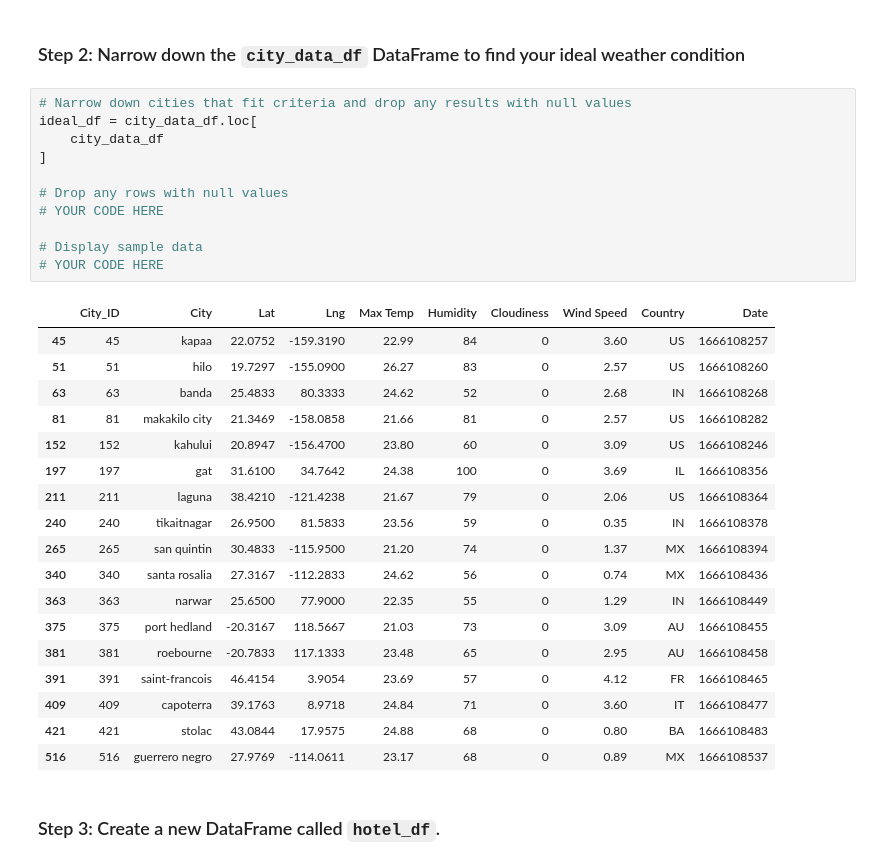
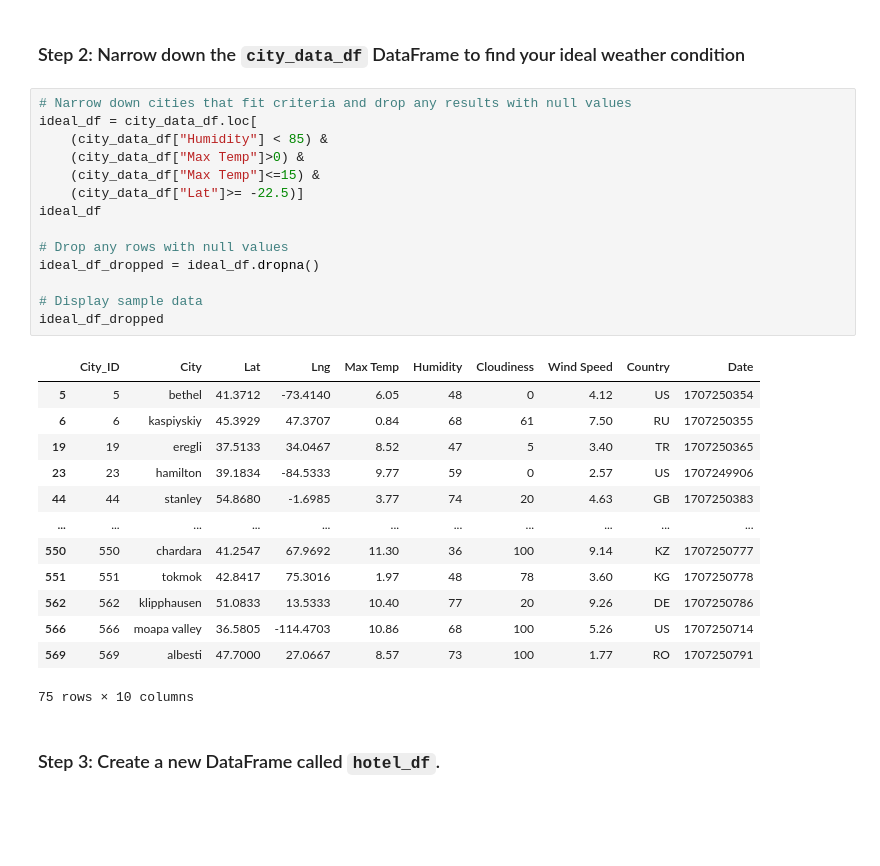
Before and after one commit to amydohlin/python-api-challenge, a Jupyter notebook: starter_code/VacationPy.ipynb, the cells around one changed output. Saved outputs shown, nothing was run; the diff lists cells and outputs as text; blank space fills up the shorter version.

```diff
--- a/starter_code/VacationPy.ipynb
+++ b/starter_code/VacationPy.ipynb
@@ -70,33 +70,31 @@ mat_plot_1
 # %%
 # Narrow down cities that fit criteria and drop any results with null values
 ideal_df = city_data_df.loc[
-    city_data_df
-]
+    (city_data_df["Humidity"] < 85) &
+    (city_data_df["Max Temp"]>0) &
+    (city_data_df["Max Temp"]<=15) &
+    (city_data_df["Lat"]>= -22.5)]
+ideal_df
 
 # Drop any rows with null values
-# YOUR CODE HERE
+ideal_df_dropped = ideal_df.dropna()
 
 # Display sample data
-# YOUR CODE HERE
+ideal_df_dropped
 # %% [output]
 |  | City_ID | City | Lat | Lng | Max Temp | Humidity | Cloudiness | Wind Speed | Country | Date |
-| 45 | 45 | kapaa | 22.0752 | -159.3190 | 22.99 | 84 | 0 | 3.60 | US | 1666108257 |
-| 51 | 51 | hilo | 19.7297 | -155.0900 | 26.27 | 83 | 0 | 2.57 | US | 1666108260 |
-| 63 | 63 | banda | 25.4833 | 80.3333 | 24.62 | 52 | 0 | 2.68 | IN | 1666108268 |
-| 81 | 81 | makakilo city | 21.3469 | -158.0858 | 21.66 | 81 | 0 | 2.57 | US | 1666108282 |
-| 152 | 152 | kahului | 20.8947 | -156.4700 | 23.80 | 60 | 0 | 3.09 | US | 1666108246 |
-| 197 | 197 | gat | 31.6100 | 34.7642 | 24.38 | 100 | 0 | 3.69 | IL | 1666108356 |
-| 211 | 211 | laguna | 38.4210 | -121.4238 | 21.67 | 79 | 0 | 2.06 | US | 1666108364 |
-| 240 | 240 | tikaitnagar | 26.9500 | 81.5833 | 23.56 | 59 | 0 | 0.35 | IN | 1666108378 |
-| 265 | 265 | san quintin | 30.4833 | -115.9500 | 21.20 | 74 | 0 | 1.37 | MX | 1666108394 |
-| 340 | 340 | santa rosalia | 27.3167 | -112.2833 | 24.62 | 56 | 0 | 0.74 | MX | 1666108436 |
-| 363 | 363 | narwar | 25.6500 | 77.9000 | 22.35 | 55 | 0 | 1.29 | IN | 1666108449 |
-| 375 | 375 | port hedland | -20.3167 | 118.5667 | 21.03 | 73 | 0 | 3.09 | AU | 1666108455 |
-| 381 | 381 | roebourne | -20.7833 | 117.1333 | 23.48 | 65 | 0 | 2.95 | AU | 1666108458 |
-| 391 | 391 | saint-francois | 46.4154 | 3.9054 | 23.69 | 57 | 0 | 4.12 | FR | 1666108465 |
-| 409 | 409 | capoterra | 39.1763 | 8.9718 | 24.84 | 71 | 0 | 3.60 | IT | 1666108477 |
-| 421 | 421 | stolac | 43.0844 | 17.9575 | 24.88 | 68 | 0 | 0.80 | BA | 1666108483 |
-| 516 | 516 | guerrero negro | 27.9769 | -114.0611 | 23.17 | 68 | 0 | 0.89 | MX | 1666108537 |
+| 5 | 5 | bethel | 41.3712 | -73.4140 | 6.05 | 48 | 0 | 4.12 | US | 1707250354 |
+| 6 | 6 | kaspiyskiy | 45.3929 | 47.3707 | 0.84 | 68 | 61 | 7.50 | RU | 1707250355 |
+| 19 | 19 | eregli | 37.5133 | 34.0467 | 8.52 | 47 | 5 | 3.40 | TR | 1707250365 |
+| 23 | 23 | hamilton | 39.1834 | -84.5333 | 9.77 | 59 | 0 | 2.57 | US | 1707249906 |
+| 44 | 44 | stanley | 54.8680 | -1.6985 | 3.77 | 74 | 20 | 4.63 | GB | 1707250383 |
+| ... | ... | ... | ... | ... | ... | ... | ... | ... | ... | ... |
+| 550 | 550 | chardara | 41.2547 | 67.9692 | 11.30 | 36 | 100 | 9.14 | KZ | 1707250777 |
+| 551 | 551 | tokmok | 42.8417 | 75.3016 | 1.97 | 48 | 78 | 3.60 | KG | 1707250778 |
+| 562 | 562 | klipphausen | 51.0833 | 13.5333 | 10.40 | 77 | 20 | 9.26 | DE | 1707250786 |
+| 566 | 566 | moapa valley | 36.5805 | -114.4703 | 10.86 | 68 | 100 | 5.26 | US | 1707250714 |
+| 569 | 569 | albesti | 47.7000 | 27.0667 | 8.57 | 73 | 100 | 1.77 | RO | 1707250791 |
+75 rows × 10 columns
 # %% [markdown]
 ### Step 3: Create a new DataFrame called `hotel_df`.
 # %%
```
Also changed, not shown: parts of 5 cells of this notebook, 1 other file.
